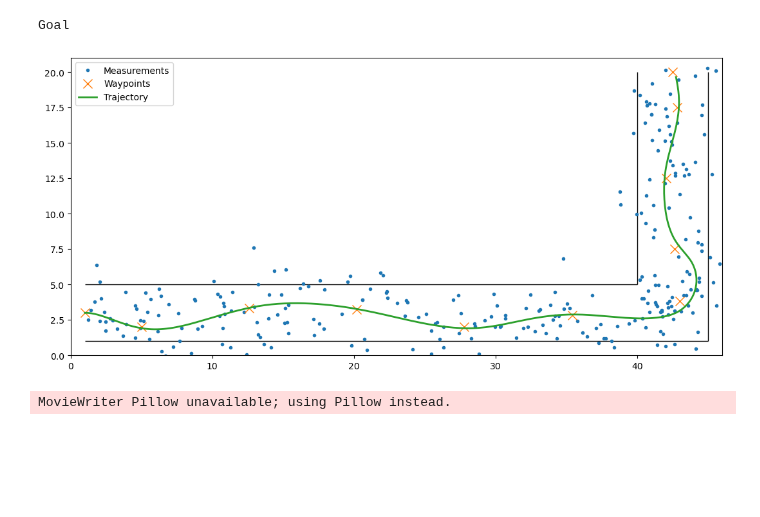
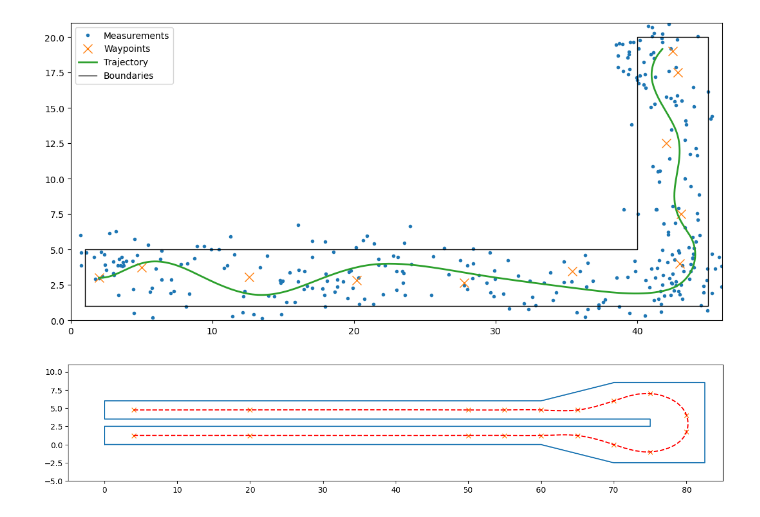
Before and after one commit to AndersGMadsen/bayesian-state-space-models, a Jupyter notebook: systems_test.ipynb, the cells around one changed output. Saved outputs shown, nothing was run; the diff lists cells and outputs as text; code cells hidden in the pictures; blank space fills up the shorter version.

```diff
--- a/systems_test.ipynb
+++ b/systems_test.ipynb
@@ -12,13 +14,40 @@ from tqdm import tqdm
-# %%
-trajectory = MPCTrajectory()
-states, measurements = trajectory.get_data()
-# %% [output]
-Goal
-# %%
-trajectory.plot(states, measurements)
-# %% [output]
-[figure, removed]
-# %%
-trajectory.animate(filename='animation')
-# %% [output]
-MovieWriter Pillow unavailable; using Pillow instead.
+# %%
+x_points, y_points, line_segments = track_example1()
+trajectory = MPCTrajectory(x_points, y_points, line_segments, savepath="output/track_L1.pkl")
+states, measurements = trajectory.get_data()
+
+trajectory.plot(states, measurements)
+# %% [output]
+[figure, added]
+# %%
+line_segments = np.array([(0, 0), (60, 0), (70, -2.5), (82.5, -2.5), (82.5, 8.5), (70, 8.5), (60, 6), (0, 6), (0, 3.5), (75, 3.5), (75, 2.5), (0, 2.5), (0, 0)])
+x_coords_1 = np.array([4, 20, 50, 55, 60, 65, 70, 75, 80])
+x_coords_2 = x_coords_1[::-1]
+y_coords_1 = np.concatenate([np.repeat(1.25, 6), [0, -1.0, 1.75]])
+y_coords_2 = np.concatenate([[4.0, 7.0, 6.0], np.repeat(4.75, 6)])
+
+x_coords = np.concatenate([x_coords_1, x_coords_2])
+y_coords = np.concatenate([y_coords_1, y_coords_2])
+
+cx1, cy1, cyaw1, ck1, s1 = calc_spline_course(x_coords_1, y_coords_1, ds=0.2)
+cx2, cy2, cyaw2, ck2, s2 = calc_spline_course(x_coords_2, y_coords_2, ds=0.2)
+
+cx = np.concatenate([cx1, cx2])
+cy = np.concatenate([cy1, cy2])
+cyaw = np.concatenate([cyaw1, cyaw2])
+ck = np.concatenate([ck1, ck2])
+s = np.concatenate([s1, s2])
+
+cx, cy, cyaw, ck, s = calc_spline_course(x_coords, y_coords, ds=0.2)
+cyaw = np.abs(cyaw)
+
+fig, ax = plt.subplots(1, 1, figsize=(15, 5))
+ax.set_xlim(-5, 85)
+ax.set_ylim(-5, 11)
+ax.plot(line_segments[:,0], line_segments[:,1])
+ax.plot(x_coords, y_coords, 'x')
+ax.set_aspect('equal', 'box')
+ax.plot(cx, cy, '--r', label="spline")
+plt.show()
+# %% [output]
+[figure, added]
```
Also changed, not shown: parts of 6 cells of this notebook, 2 other files.
